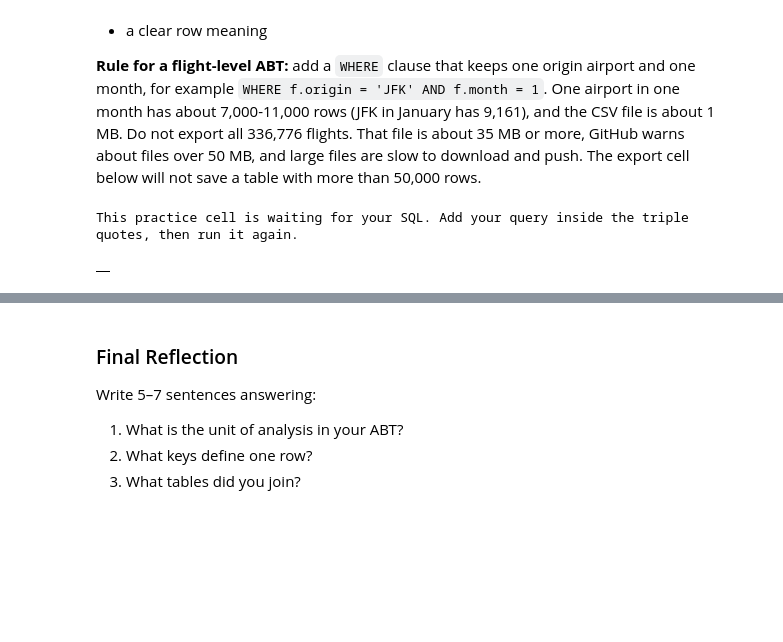
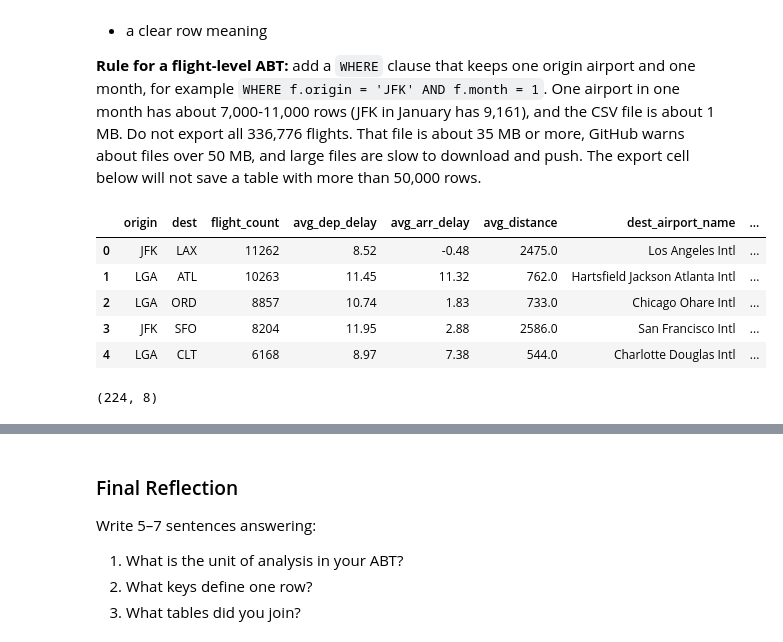
Before and after one commit to Ksandys22/BAN6003-Week9-10, a Jupyter notebook: notebooks/module10_sql_joins_abt_guided_lab.ipynb, the cells around one changed output, grey strips where cells are left out. Saved outputs shown, nothing was run; the diff lists cells and outputs as text; code cells hidden in the pictures; blank space fills up the shorter version.

Commit message:
Completed Module 10 SQL joins and ABT lab

```diff
--- a/notebooks/module10_sql_joins_abt_guided_lab.ipynb
+++ b/notebooks/module10_sql_joins_abt_guided_lab.ipynb
@@ -919,47 +919,47 @@ Your ABT should include:
 # %%
 # Final Practice
 # Build your preliminary ABT here.
 
 query = '''
 WITH route_base AS (
     SELECT
-        year,
-        month,
-        day,
-        carrier,
-        flight,
         origin,
         dest,
-        dep_delay,
-        arr_delay,
-        distance,
-        air_time
+        COUNT(*) AS flight_count,
+        ROUND(AVG(dep_delay)::numeric, 2)::float AS avg_dep_delay,
+        ROUND(AVG(arr_delay)::numeric, 2)::float AS avg_arr_delay,
+        ROUND(AVG(distance)::numeric, 2)::float AS avg_distance
     FROM flights
+    Group by origin, dest
 )
 SELECT
     rb.*,
-    a.name AS airline_name,
     dest_ap.name AS dest_airport_name,
     origin_ap.name AS origin_airport_name
-FROM flight_base AS fb
-LEFT JOIN airlines AS a
-    ON fb.carrier = a.carrier
+FROM route_base AS rb
 LEFT JOIN airports AS dest_ap
-    ON fb.dest = dest_ap.faa
+    ON rb.dest = dest_ap.faa
 LEFT JOIN airports AS origin_ap
-    ON fb.origin = origin_ap.faa
-LIMIT 1000;
+    ON rb.origin = origin_ap.faa
+ORDER BY flight_count Desc;
 
 '''
 
 my_abt = run_query(query, engine)
 my_abt.head()
 # %% [output]
-This practice cell is waiting for your SQL. Add your query inside the triple quotes, then run it again.
-|  |
+|  | origin | dest | flight_count | avg_dep_delay | avg_arr_delay | avg_distance | dest_airport_name | ... |
+| 0 | JFK | LAX | 11262 | 8.52 | -0.48 | 2475.0 | Los Angeles Intl | ... |
+| 1 | LGA | ATL | 10263 | 11.45 | 11.32 | 762.0 | Hartsfield Jackson Atlanta Intl | ... |
+| 2 | LGA | ORD | 8857 | 10.74 | 1.83 | 733.0 | Chicago Ohare Intl | ... |
+| 3 | JFK | SFO | 8204 | 11.95 | 2.88 | 2586.0 | San Francisco Intl | ... |
+| 4 | LGA | CLT | 6168 | 8.97 | 7.38 | 544.0 | Charlotte Douglas Intl | ... |
 # %%
 # Final Practice check 1
 # Check the shape of your ABT.
+my_abt.shape
+# %% [output]
+(224, 8)
 # %%
 # Final Practice check 2
 # Check missing values.
```
Also changed, not shown: parts of 19 cells of this notebook.
